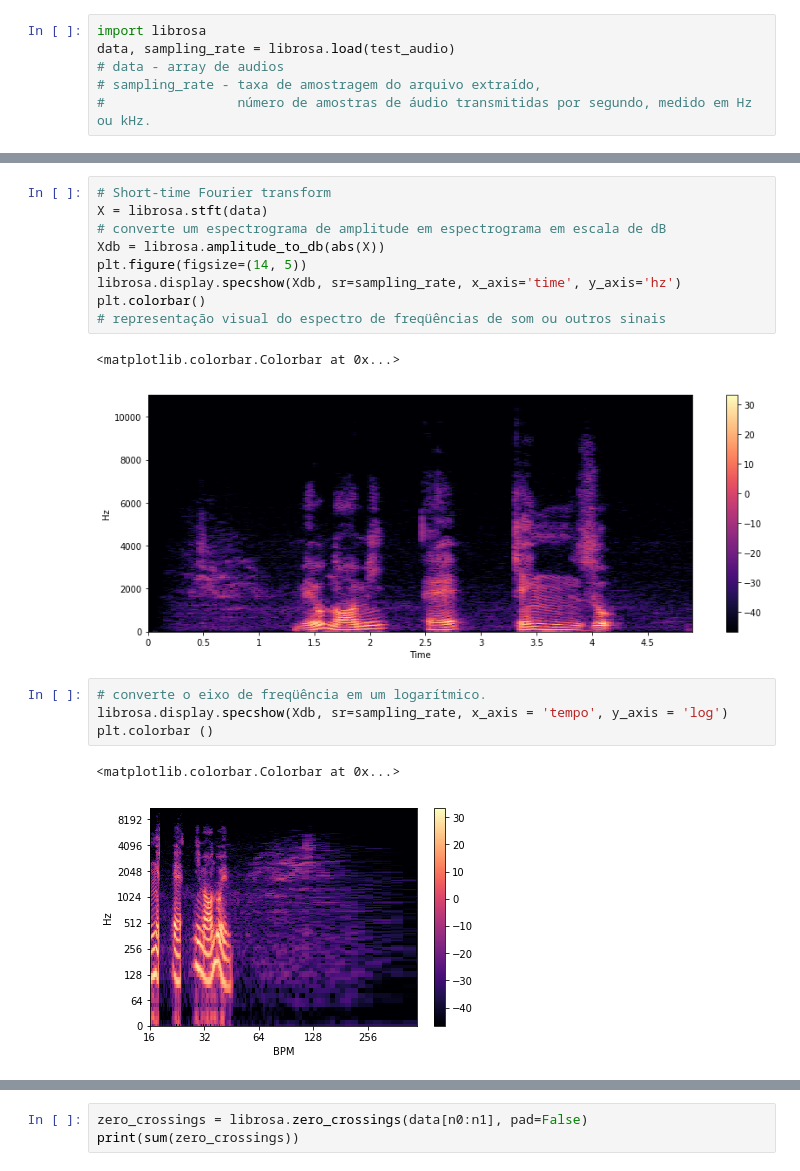
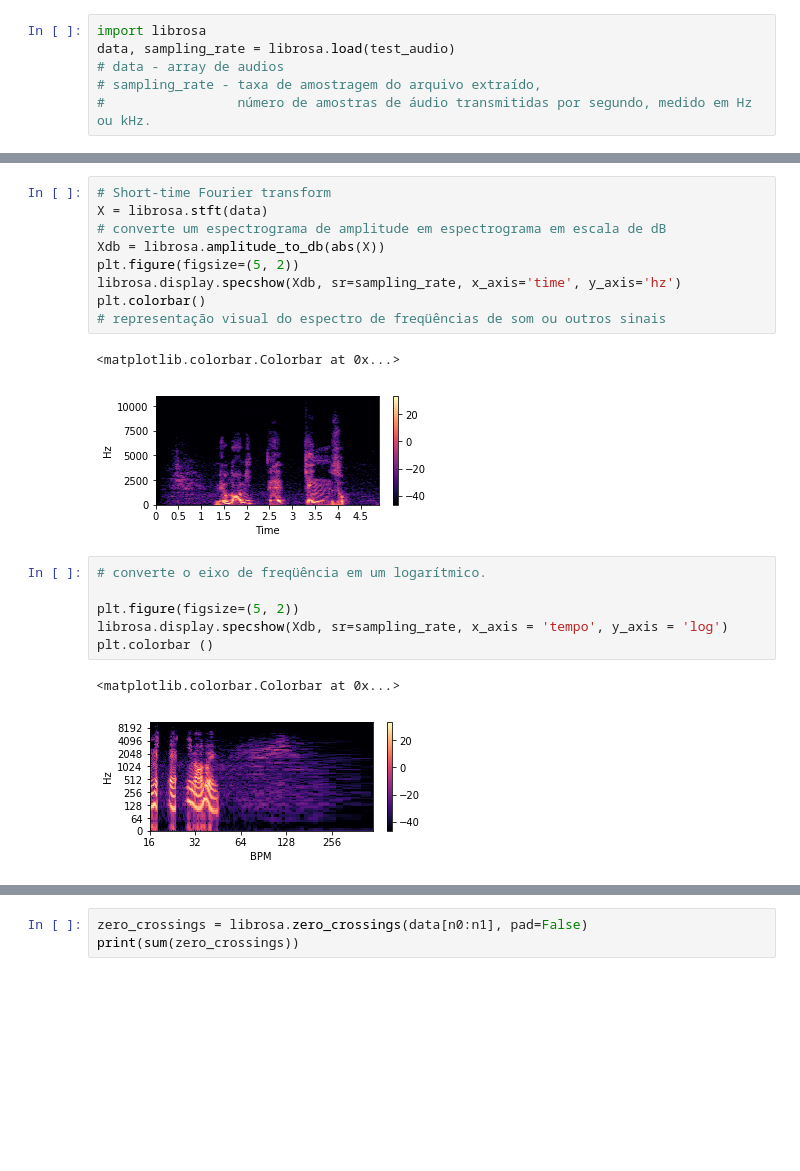
Before and after one commit to KenzoIkeizume/audio-recognizer, a Jupyter notebook: audio-recognizer.ipynb, the cells around one changed output, grey strips where cells are left out. Saved outputs shown, nothing was run; the diff lists cells and outputs as text; blank space fills up the shorter version.

```diff
--- a/audio-recognizer.ipynb
+++ b/audio-recognizer.ipynb
@@ -26,22 +27,24 @@ librosa.display.waveplot(data, sr=sampling_rate)
 # %%
 # Short-time Fourier transform
 X = librosa.stft(data)
 # converte um espectrograma de amplitude em espectrograma em escala de dB
 Xdb = librosa.amplitude_to_db(abs(X))
-plt.figure(figsize=(14, 5))
+plt.figure(figsize=(5, 2))
 librosa.display.specshow(Xdb, sr=sampling_rate, x_axis='time', y_axis='hz')
 plt.colorbar()
 # representação visual do espectro de freqüências de som ou outros sinais
 # %% [output]
 <matplotlib.colorbar.Colorbar at 0x...>
-[figure, old version]
+[figure, new version]
 # %%
 # converte o eixo de freqüência em um logarítmico.
+
+plt.figure(figsize=(5, 2))
 librosa.display.specshow(Xdb, sr=sampling_rate, x_axis = 'tempo', y_axis = 'log')
 plt.colorbar ()
 # %% [output]
 <matplotlib.colorbar.Colorbar at 0x...>
-[figure, old version]
+[figure, new version]
 # %%
 n0 = 9000
 n1 = 9100
```
Also changed, not shown: parts of 13 cells of this notebook, 1 other file.
